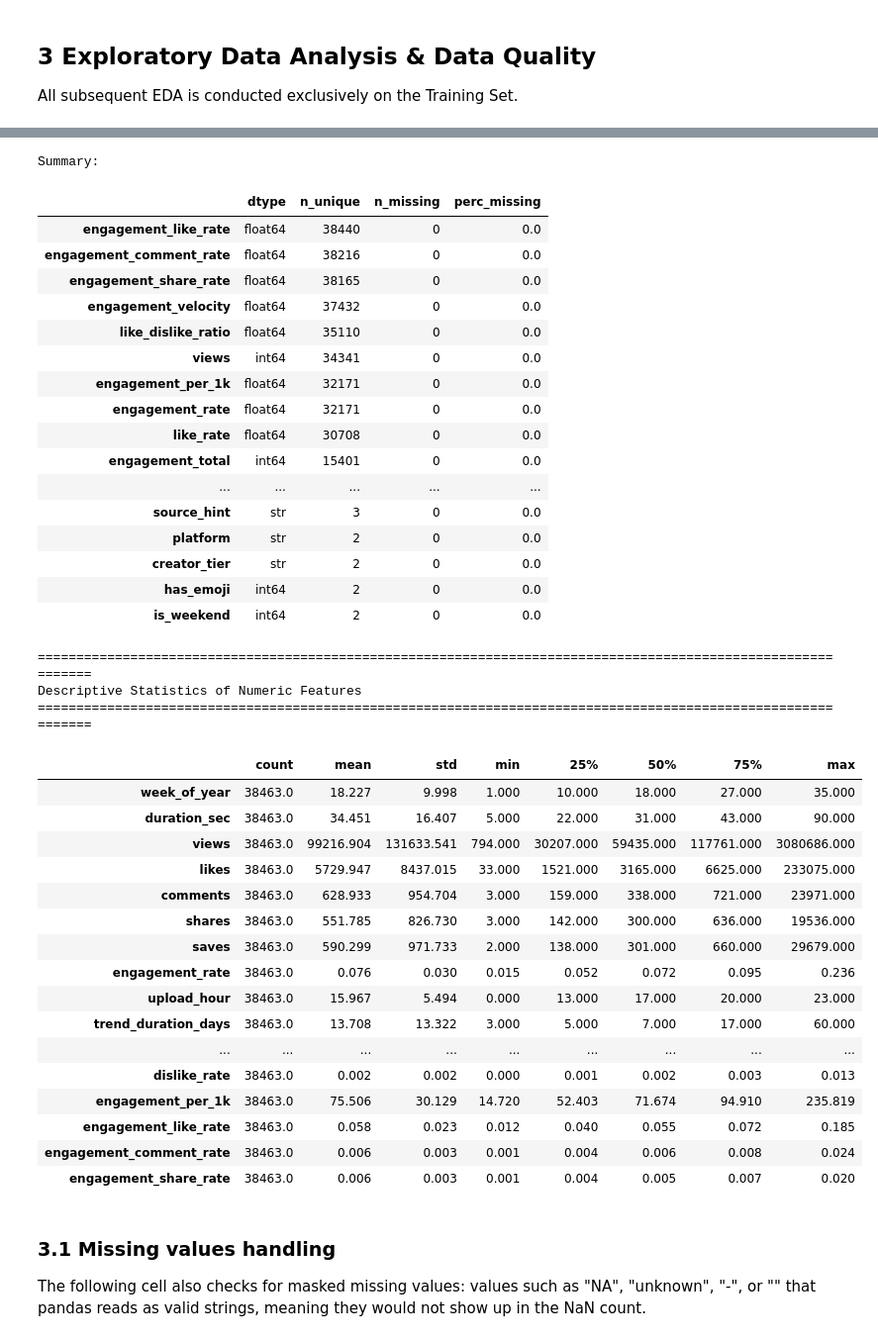
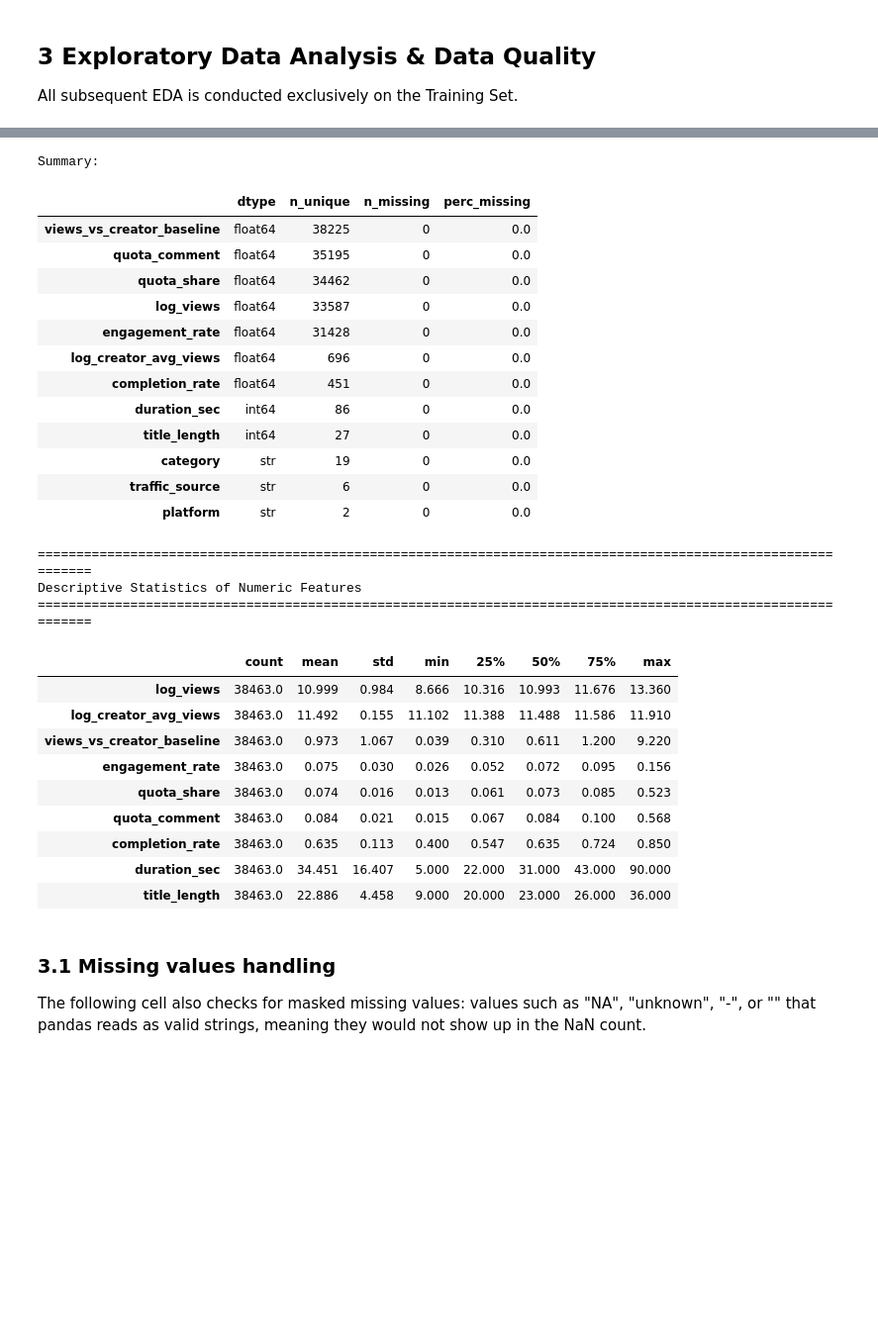
Before and after one commit to eliaxyzz/TrendPredictor, a Jupyter notebook: ml-virality-classifier.ipynb, the cells around one changed output, grey strips where cells are left out. Shown at 99% size. Cells and saved outputs as stored; diff of their text form; code cells hidden in the pictures; blank space fills up the shorter version.

```diff
--- a/ml-virality-classifier.ipynb
+++ b/ml-virality-classifier.ipynb
@@ -179,58 +179,47 @@ Preview
 | 35106 | YouTube | Ar | South America | es | Finance | #MorningRoutine | Morning Routine — College | StreetStudio | trending | ... |
 # %%
 # --- Summary ---
-riepilogo = pd.DataFrame({
+summary = pd.DataFrame({
     "dtype": X_train.dtypes.astype(str),
     "n_unique": X_train.nunique(),
     "n_missing": X_train.isna().sum(),
     "perc_missing": (X_train.isna().mean() * 100).round(2),
 })
 print("Summary:")
-display(riepilogo.sort_values("n_unique", ascending=False))
+display(summary.sort_values("n_unique", ascending=False))
 
 print("\n" + "=" * 110)
 print("Descriptive Statistics of Numeric Features")
 print("=" * 110)
 display(X_train.describe().T.round(3))
 # %% [output]
 Summary:
 |  | dtype | n_unique | n_missing | perc_missing |
-| engagement_like_rate | float64 | 38440 | 0 | 0.0 |
-| engagement_comment_rate | float64 | 38216 | 0 | 0.0 |
-| engagement_share_rate | float64 | 38165 | 0 | 0.0 |
-| engagement_velocity | float64 | 37432 | 0 | 0.0 |
-| like_dislike_ratio | float64 | 35110 | 0 | 0.0 |
-| views | int64 | 34341 | 0 | 0.0 |
-| engagement_per_1k | float64 | 32171 | 0 | 0.0 |
-| engagement_rate | float64 | 32171 | 0 | 0.0 |
-| like_rate | float64 | 30708 | 0 | 0.0 |
-| engagement_total | int64 | 15401 | 0 | 0.0 |
-| ... | ... | ... | ... | ... |
-| source_hint | str | 3 | 0 | 0.0 |
+| views_vs_creator_baseline | float64 | 38225 | 0 | 0.0 |
+| quota_comment | float64 | 35195 | 0 | 0.0 |
+| quota_share | float64 | 34462 | 0 | 0.0 |
+| log_views | float64 | 33587 | 0 | 0.0 |
+| engagement_rate | float64 | 31428 | 0 | 0.0 |
+| log_creator_avg_views | float64 | 696 | 0 | 0.0 |
+| completion_rate | float64 | 451 | 0 | 0.0 |
+| duration_sec | int64 | 86 | 0 | 0.0 |
+| title_length | int64 | 27 | 0 | 0.0 |
+| category | str | 19 | 0 | 0.0 |
+| traffic_source | str | 6 | 0 | 0.0 |
 | platform | str | 2 | 0 | 0.0 |
-| creator_tier | str | 2 | 0 | 0.0 |
-| has_emoji | int64 | 2 | 0 | 0.0 |
-| is_weekend | int64 | 2 | 0 | 0.0 |
 ==============================================================================================================
 Descriptive Statistics of Numeric Features
 ==============================================================================================================
 |  | count | mean | std | min | 25% | 50% | 75% | max |
-| week_of_year | 38463.0 | 18.227 | 9.998 | 1.000 | 10.000 | 18.000 | 27.000 | 35.000 |
+| log_views | 38463.0 | 10.999 | 0.984 | 8.666 | 10.316 | 10.993 | 11.676 | 13.360 |
+| log_creator_avg_views | 38463.0 | 11.492 | 0.155 | 11.102 | 11.388 | 11.488 | 11.586 | 11.910 |
+| views_vs_creator_baseline | 38463.0 | 0.973 | 1.067 | 0.039 | 0.310 | 0.611 | 1.200 | 9.220 |
+| engagement_rate | 38463.0 | 0.075 | 0.030 | 0.026 | 0.052 | 0.072 | 0.095 | 0.156 |
+| quota_share | 38463.0 | 0.074 | 0.016 | 0.013 | 0.061 | 0.073 | 0.085 | 0.523 |
+| quota_comment | 38463.0 | 0.084 | 0.021 | 0.015 | 0.067 | 0.084 | 0.100 | 0.568 |
+| completion_rate | 38463.0 | 0.635 | 0.113 | 0.400 | 0.547 | 0.635 | 0.724 | 0.850 |
 | duration_sec | 38463.0 | 34.451 | 16.407 | 5.000 | 22.000 | 31.000 | 43.000 | 90.000 |
-| views | 38463.0 | 99216.904 | 131633.541 | 794.000 | 30207.000 | 59435.000 | 117761.000 | 3080686.000 |
-| likes | 38463.0 | 5729.947 | 8437.015 | 33.000 | 1521.000 | 3165.000 | 6625.000 | 233075.000 |
-| comments | 38463.0 | 628.933 | 954.704 | 3.000 | 159.000 | 338.000 | 721.000 | 23971.000 |
-| shares | 38463.0 | 551.785 | 826.730 | 3.000 | 142.000 | 300.000 | 636.000 | 19536.000 |
-| saves | 38463.0 | 590.299 | 971.733 | 2.000 | 138.000 | 301.000 | 660.000 | 29679.000 |
-| engagement_rate | 38463.0 | 0.076 | 0.030 | 0.015 | 0.052 | 0.072 | 0.095 | 0.236 |
-| upload_hour | 38463.0 | 15.967 | 5.494 | 0.000 | 13.000 | 17.000 | 20.000 | 23.000 |
-| trend_duration_days | 38463.0 | 13.708 | 13.322 | 3.000 | 5.000 | 7.000 | 17.000 | 60.000 |
-| ... | ... | ... | ... | ... | ... | ... | ... | ... |
-| dislike_rate | 38463.0 | 0.002 | 0.002 | 0.000 | 0.001 | 0.002 | 0.003 | 0.013 |
-| engagement_per_1k | 38463.0 | 75.506 | 30.129 | 14.720 | 52.403 | 71.674 | 94.910 | 235.819 |
-| engagement_like_rate | 38463.0 | 0.058 | 0.023 | 0.012 | 0.040 | 0.055 | 0.072 | 0.185 |
-| engagement_comment_rate | 38463.0 | 0.006 | 0.003 | 0.001 | 0.004 | 0.006 | 0.008 | 0.024 |
-| engagement_share_rate | 38463.0 | 0.006 | 0.003 | 0.001 | 0.004 | 0.005 | 0.007 | 0.020 |
+| title_length | 38463.0 | 22.886 | 4.458 | 9.000 | 20.000 | 23.000 | 26.000 | 36.000 |
 # %% [markdown]
 ### 3.1 Missing values handling
 
```
